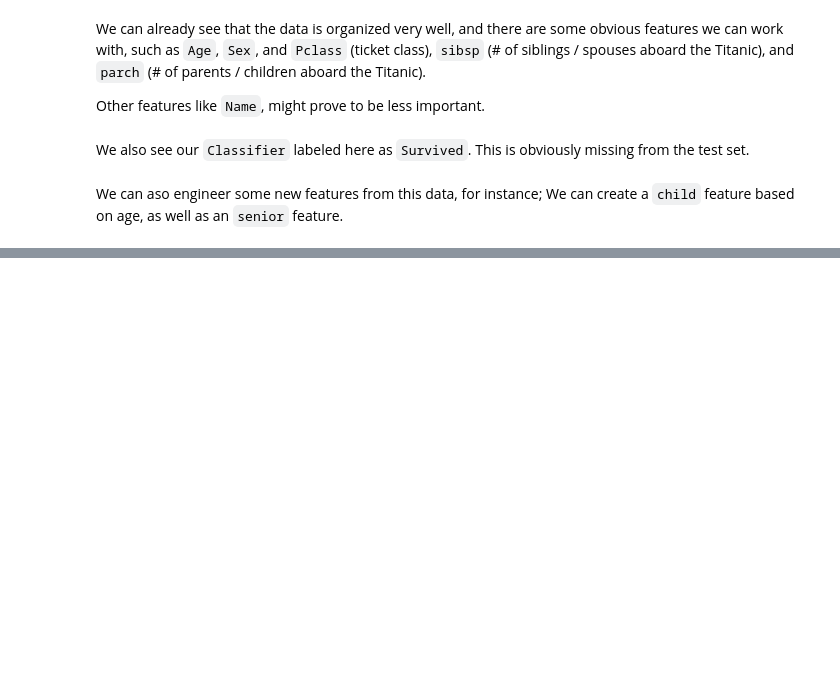
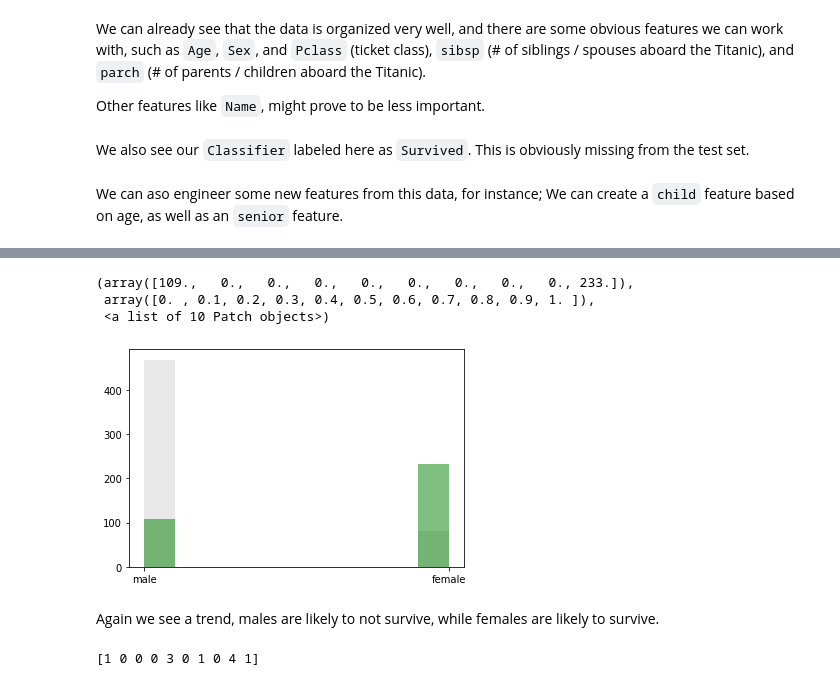
Before and after one commit to typekev/kaggle-titanic, a Jupyter notebook: Kaggle Titanic.ipynb, the cells around one changed output, grey strips where cells are left out. Drawn from its saved outputs; the diff is of its cells as text; code cells hidden in the pictures; blank space fills up the shorter version.

```diff
--- a/Kaggle Titanic.ipynb
+++ b/Kaggle Titanic.ipynb
@@ -70,0 +123,17 @@ We can aso engineer some new features from this data, for instance; We can creat
+# %%
+plt.hist(non_survivors_sex, color="lightgrey", alpha=0.5)
+plt.hist(survivors_sex, color="green", alpha=0.5)
+# %% [output]
+(array([109.,   0.,   0.,   0.,   0.,   0.,   0.,   0.,   0., 233.]),
+ array([0. , 0.1, 0.2, 0.3, 0.4, 0.5, 0.6, 0.7, 0.8, 0.9, 1. ]),
+ <a list of 10 Patch objects>)
+[figure, added]
+# %% [markdown]
+Again we see a trend, males are likely to not survive, while females are likely to survive.
+# %%
+sibsp_np = train[["Survived", "SibSp"]].values
+survivors_sibsp = sibsp_np[sibsp_np[:,0] == 1,:][:,1]
+non_survivors_sibsp = sibsp_np[sibsp_np[:,0] == 0,:][:,1]
+print(non_survivors_sibsp[:10])
+# %% [output]
+[1 0 0 0 3 0 1 0 4 1]
```
Also changed, not shown: parts of 16 cells of this notebook.
